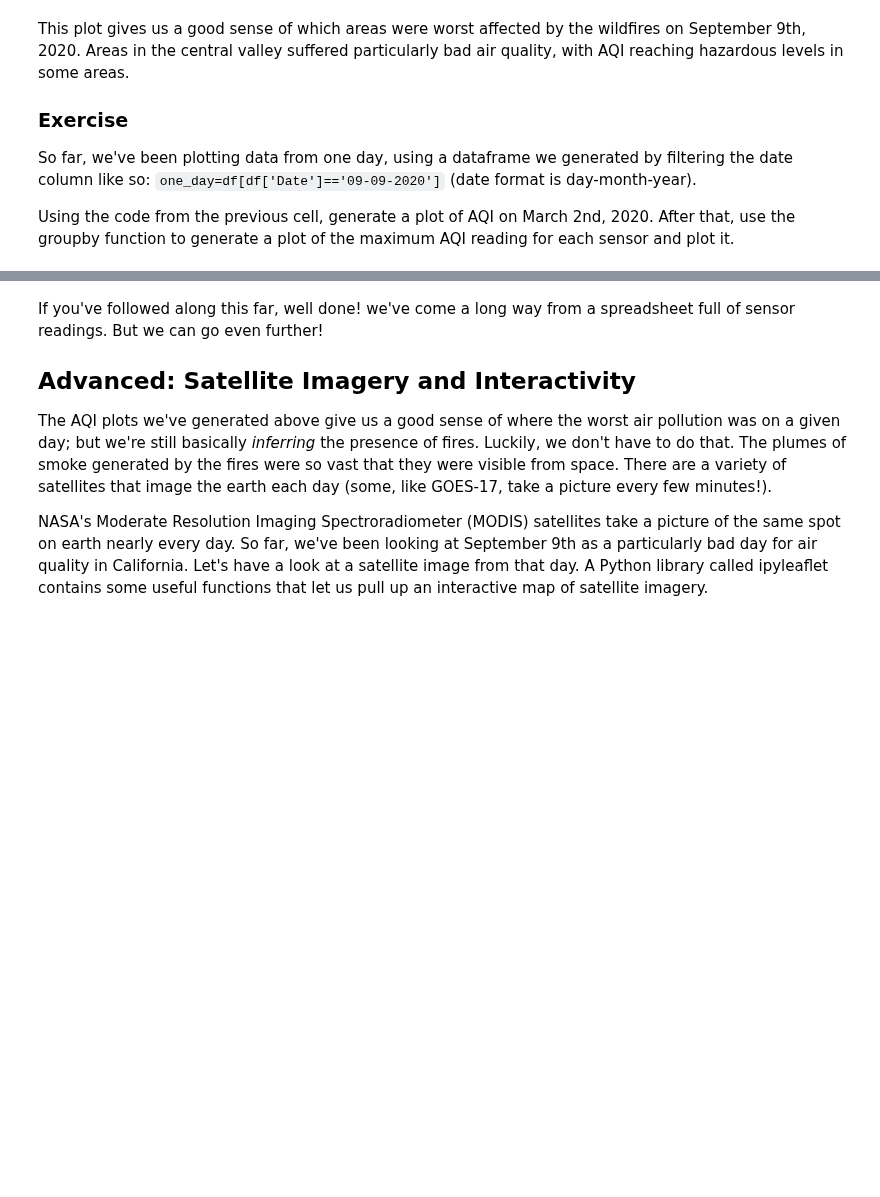
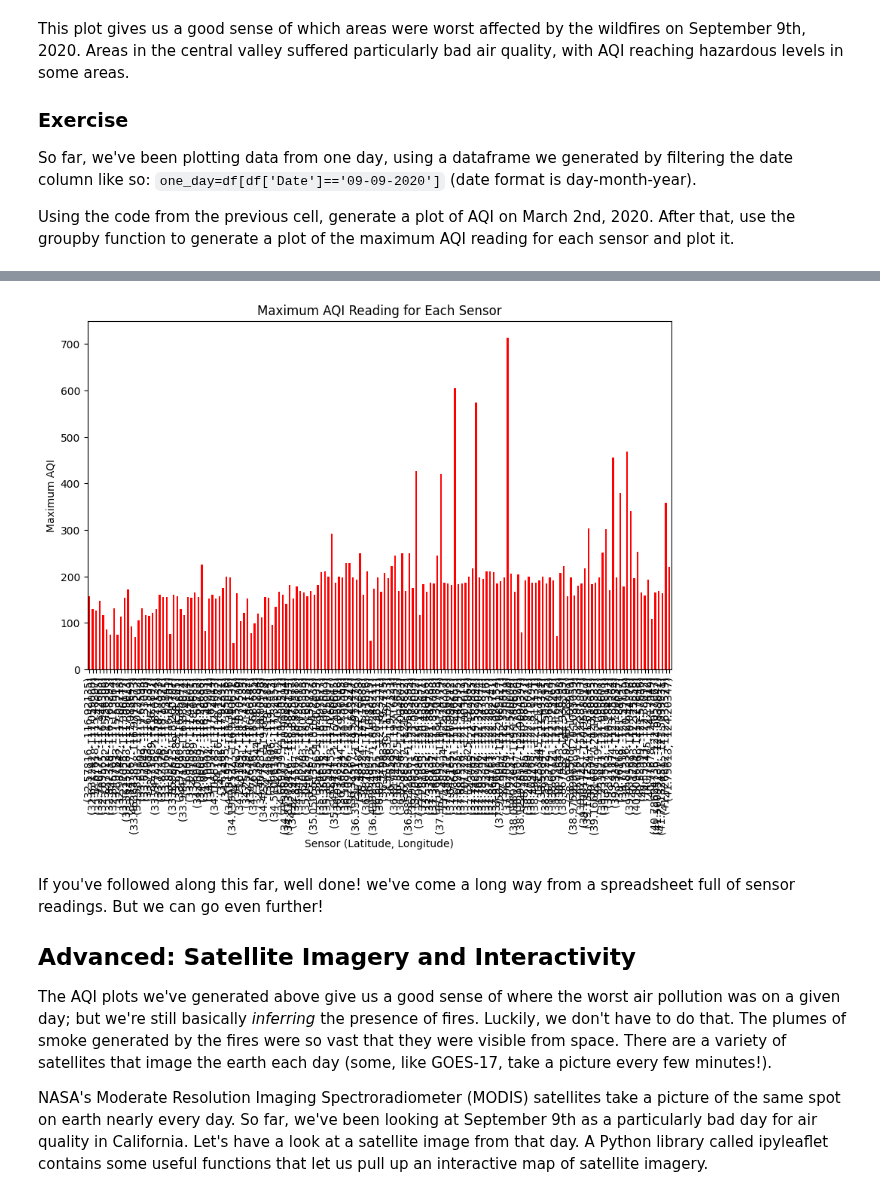
Before and after one commit to YIQISHENG/QM2, a Jupyter notebook: notebooks/W3_spatial_data.ipynb, the cells around one changed output, grey strips where cells are left out. Saved outputs shown, nothing was run; the diff lists cells and outputs as text; code cells hidden in the pictures; blank space fills up the shorter version.

```diff
--- a/notebooks/W3_spatial_data.ipynb
+++ b/notebooks/W3_spatial_data.ipynb
@@ -368,3 +412,13 @@ Using the code from the previous cell, generate a plot of AQI on March 2nd, 2020
+# %%
+sensor_max_aqi = df.groupby(['latitude', 'longitude'])['AQI'].max()
+plt.figure(figsize=(10, 6))
+sensor_max_aqi.plot(kind='bar', color='red')
+plt.title('Maximum AQI Reading for Each Sensor')
+plt.xlabel('Sensor (Latitude, Longitude)')
+plt.ylabel('Maximum AQI')
+plt.show()
+# %% [output]
+[figure, added]
 # %% [markdown]
 If you've followed along this far, well done! we've come a long way from a spreadsheet full of sensor readings. But we can go even further!
 
```
Also changed, not shown: parts of 6 cells of this notebook.
